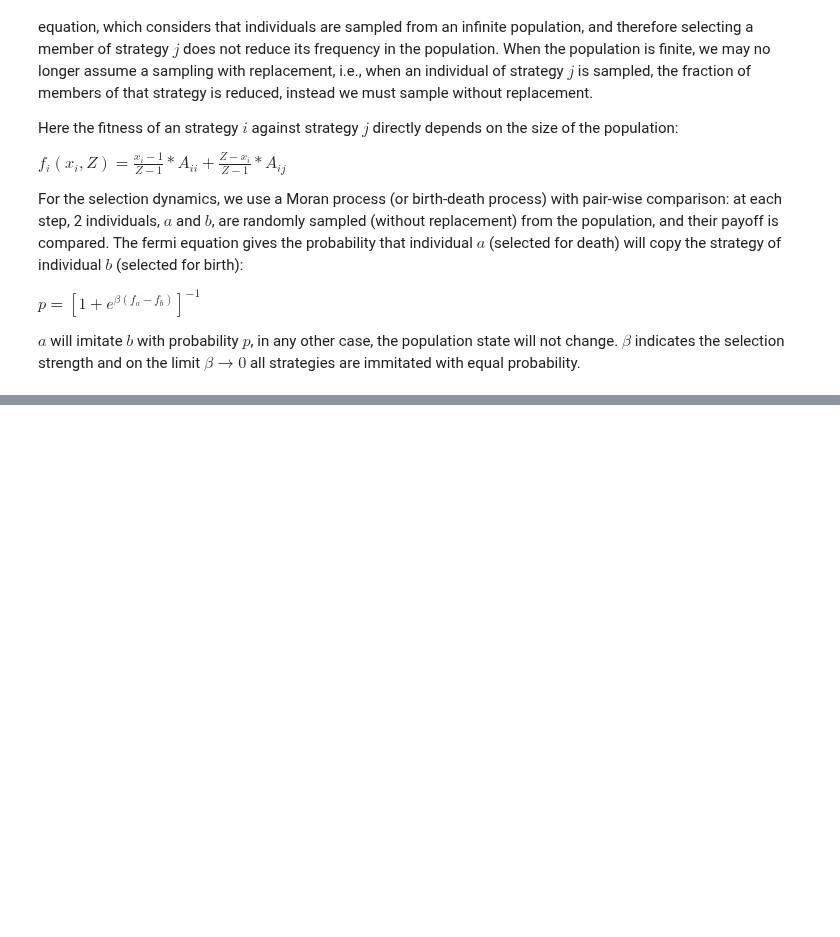
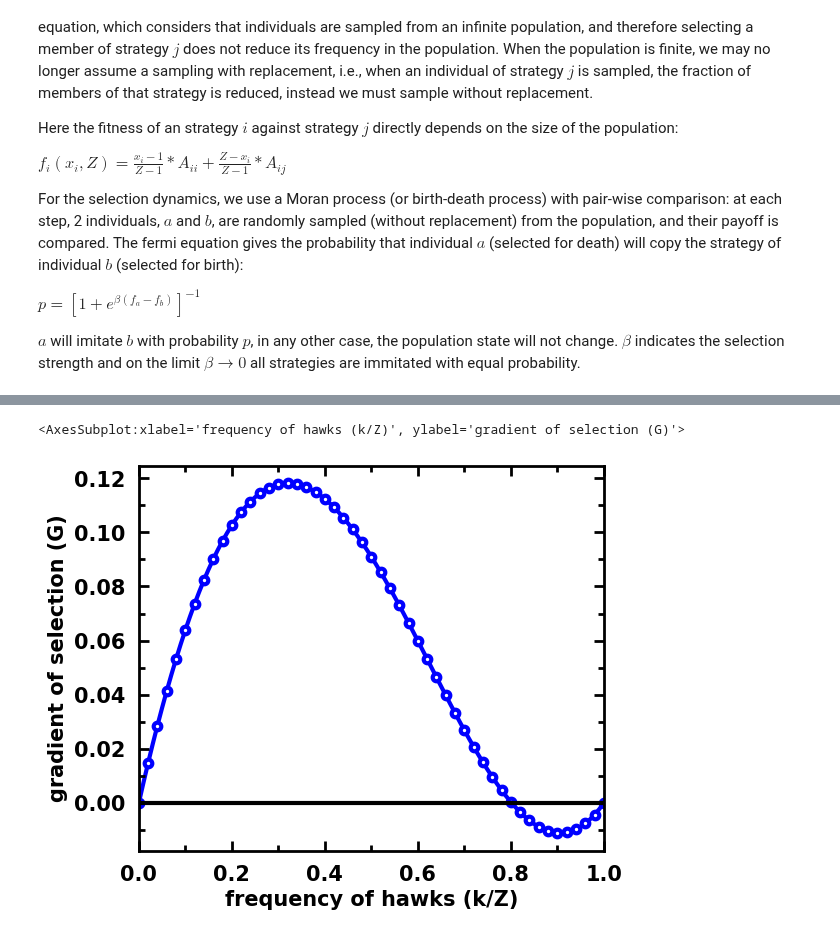
Before and after one commit to Socrats/EGTTools, a Jupyter notebook: docs/examples/examples_of_use.ipynb, the cells around one changed output, grey strips where cells are left out. Cells and saved outputs as stored; diff of their text form; code cells hidden in the pictures; blank space fills up the shorter version.

```diff
--- a/docs/examples/examples_of_use.ipynb
+++ b/docs/examples/examples_of_use.ipynb
@@ -120,3 +115,7 @@ For the selection dynamics, we use a Moran process (or birth-death process) with
 $p=[1 + e^{\beta(f_a-f_b)}]^{-1}$
 
 $a$ will imitate $b$ with probability $p$, in any other case, the population state will not change. $\beta$ indicates the selection strength and on the limit $\beta \xrightarrow{} 0$ all strategies are immitated with equal probability.
+# %%
+Z = 100
+beta = 1
+mu = 1/Z
@@ -122,0 +128,23 @@ $a$ will imitate $b$ with probability $p$, in any other case, the population sta
+# %%
+# Payoff matrix
+V = 2; D = 3; T = 1
+A = np.array([
+        [ (V-D)/2, V],
+        [ 0      , (V/2) - T],
+    ])
+# %%
+# Parameters and evolver
+nb_strategies = 2; Z = 100; N = 2;
+beta = 1
+pop_states = np.arange(0, Z + 1, 1)
+evolver = StochDynamics(nb_strategies, A, Z)
+# %%
+gradients = np.array([evolver.gradient_selection(x, 0, 1, beta)
+                      for x in pop_states])
+# %%
+egt.plotting.indicators.plot_gradients(gradients, figsize=(6,5),
+                                       marker_facecolor='white',
+                                       xlabel="frequency of hawks (k/Z)", marker="o", marker_size=30, marker_plot_freq=2)
+# %% [output]
+<AxesSubplot:xlabel='frequency of hawks (k/Z)', ylabel='gradient of selection (G)'>
+[figure, added]
```
Also changed, not shown: parts of 11 cells of this notebook, 6 other files.
